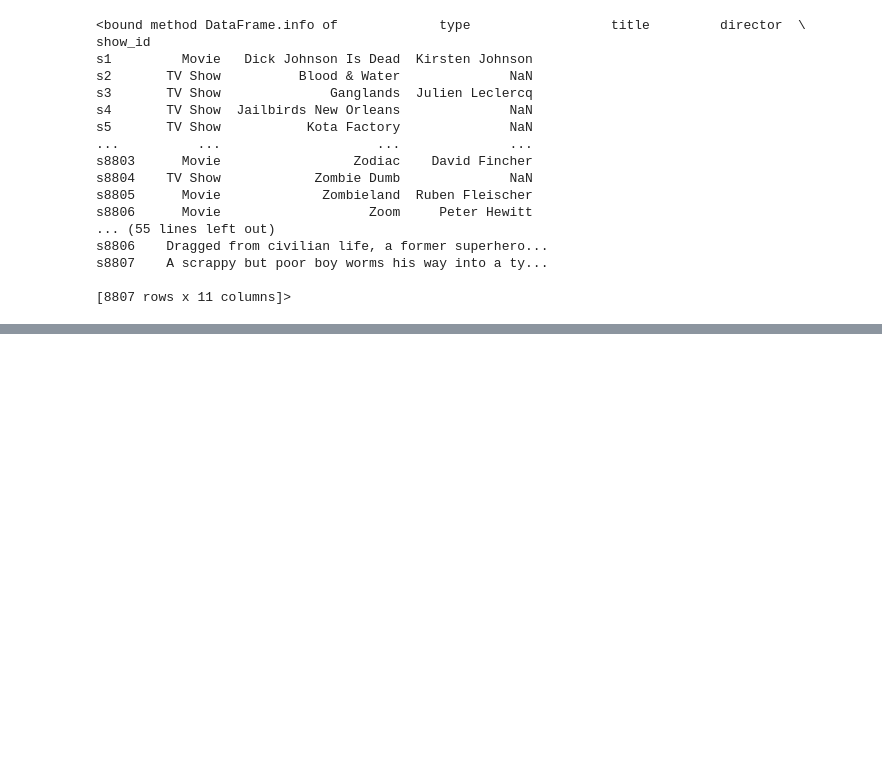
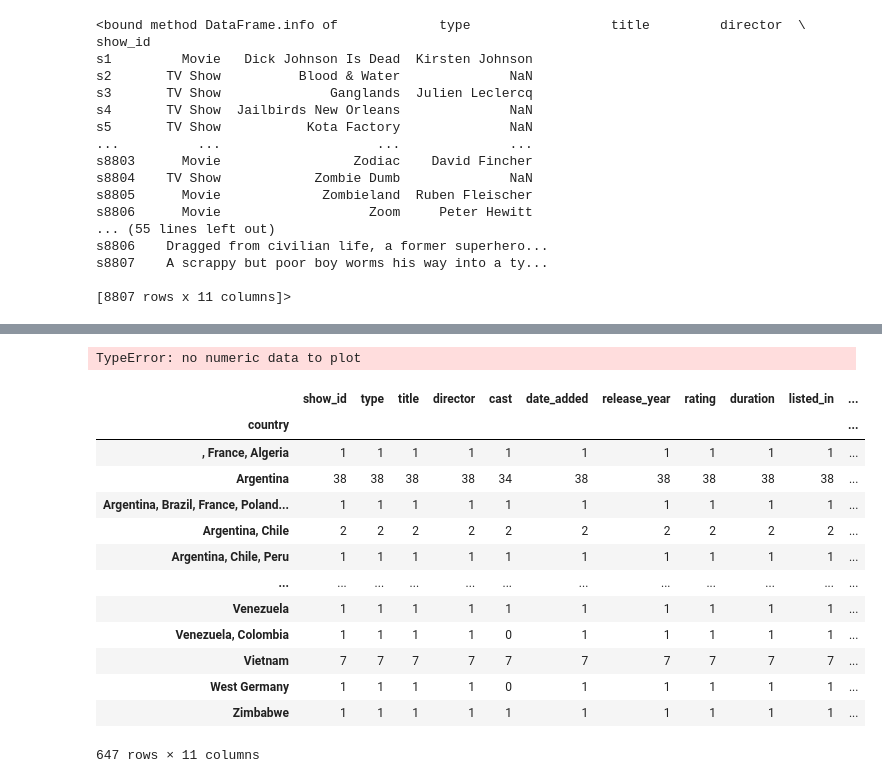
Before and after one commit to KarinaDav/Python-mokymai, a Jupyter notebook: baigiamasis_darbas.ipynb, the cells around one changed output, grey strips where cells are left out. Saved outputs shown, nothing was run; the diff lists cells and outputs as text; code cells hidden in the pictures; blank space fills up the shorter version.

```diff
--- a/baigiamasis_darbas.ipynb
+++ b/baigiamasis_darbas.ipynb
@@ -69,0 +121,3 @@ netflix_df[['type','duration']]
+# %%
+netflix_movie=netflix_df_2[netflix_df_2['type']=='Movie']
+netflix_movie
@@ -69,0 +170,21 @@ netflix_df[['type','duration']]
+# %%
+netflix_movie.plot(x='release_year', y='type')
+# %% [output]
+TypeError: no numeric data to plot
+# %%
+netflix_movie.groupby('country').count()
+# %% [output]
+|  | show_id | type | title | director | cast | date_added | release_year | rating | duration | listed_in | ... |
+| country |  |  |  |  |  |  |  |  |  |  | ... |
+| , France, Algeria | 1 | 1 | 1 | 1 | 1 | 1 | 1 | 1 | 1 | 1 | ... |
+| Argentina | 38 | 38 | 38 | 38 | 34 | 38 | 38 | 38 | 38 | 38 | ... |
+| Argentina, Brazil, France, Poland... | 1 | 1 | 1 | 1 | 1 | 1 | 1 | 1 | 1 | 1 | ... |
+| Argentina, Chile | 2 | 2 | 2 | 2 | 2 | 2 | 2 | 2 | 2 | 2 | ... |
+| Argentina, Chile, Peru | 1 | 1 | 1 | 1 | 1 | 1 | 1 | 1 | 1 | 1 | ... |
+| ... | ... | ... | ... | ... | ... | ... | ... | ... | ... | ... | ... |
+| Venezuela | 1 | 1 | 1 | 1 | 1 | 1 | 1 | 1 | 1 | 1 | ... |
+| Venezuela, Colombia | 1 | 1 | 1 | 1 | 0 | 1 | 1 | 1 | 1 | 1 | ... |
+| Vietnam | 7 | 7 | 7 | 7 | 7 | 7 | 7 | 7 | 7 | 7 | ... |
+| West Germany | 1 | 1 | 1 | 1 | 0 | 1 | 1 | 1 | 1 | 1 | ... |
+| Zimbabwe | 1 | 1 | 1 | 1 | 1 | 1 | 1 | 1 | 1 | 1 | ... |
+647 rows × 11 columns
```
Also changed, not shown: parts of 11 cells of this notebook.
